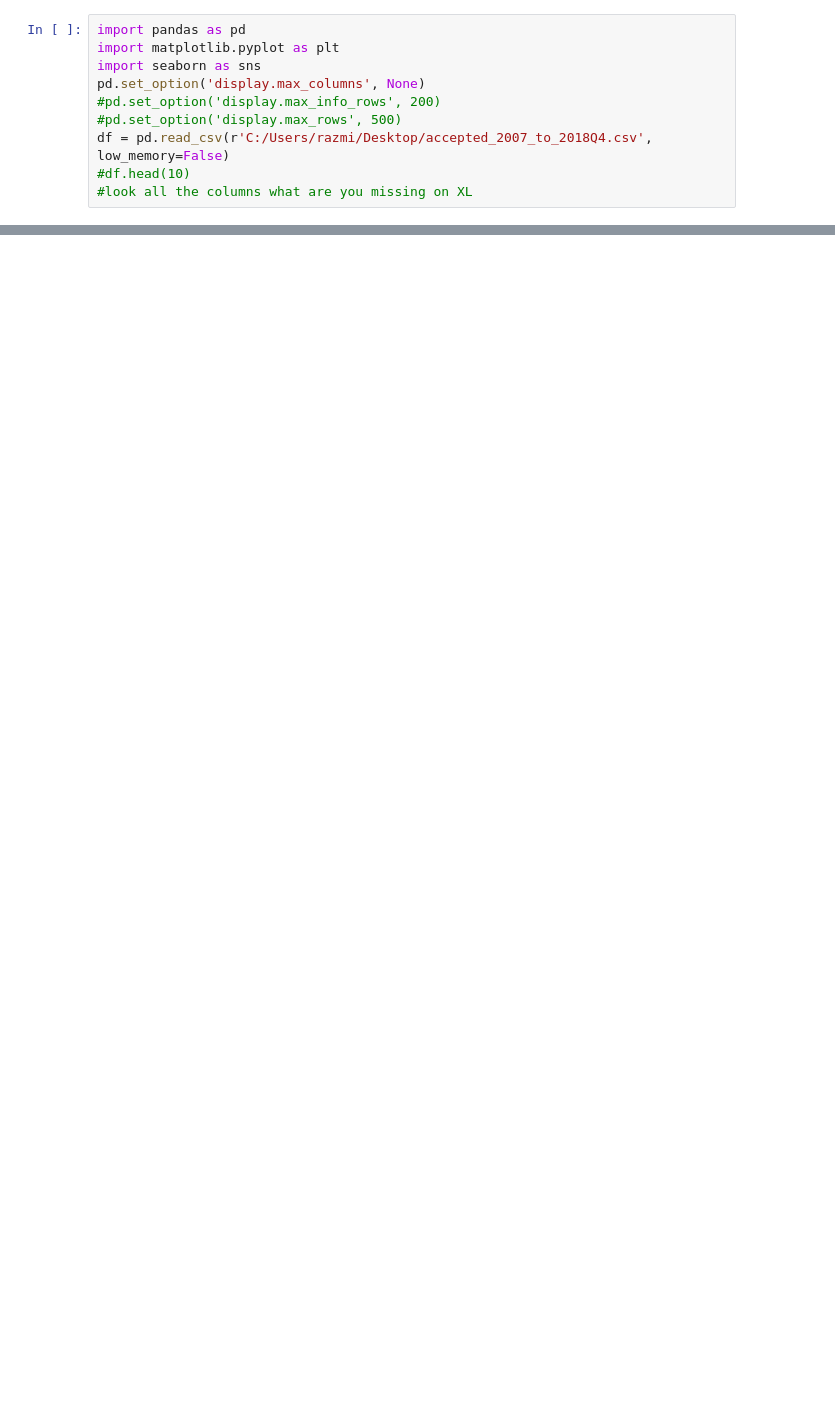
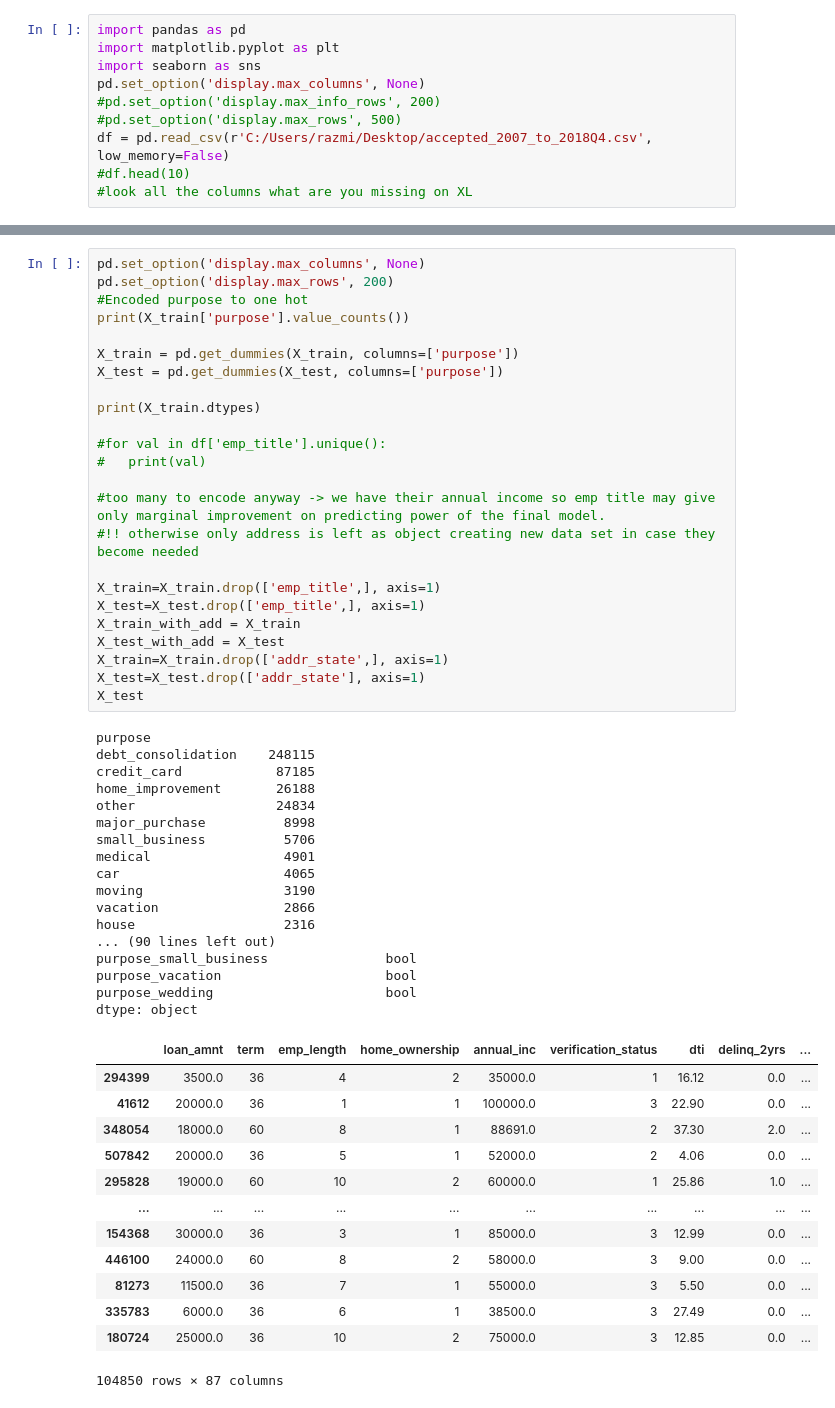
Before and after one commit to KonstantinosPapaandrea/EPL448TeamProject, a Jupyter notebook: CreaditScoreML.ipynb, the cells around one changed output, grey strips where cells are left out. Drawn from its saved outputs; the diff is of its cells as text; blank space fills up the shorter version.

```diff
--- a/CreaditScoreML.ipynb
+++ b/CreaditScoreML.ipynb
@@ -189,0 +326,55 @@ Name: count, dtype: int64
+# %%
+pd.set_option('display.max_columns', None)
+pd.set_option('display.max_rows', 200)
+#Encoded purpose to one hot
+print(X_train['purpose'].value_counts())
+
+X_train = pd.get_dummies(X_train, columns=['purpose'])
+X_test = pd.get_dummies(X_test, columns=['purpose'])
+
+print(X_train.dtypes)
+
+#for val in df['emp_title'].unique():
+#   print(val)
+
+#too many to encode anyway -> we have their annual income so emp title may give only marginal improvement on predicting power of the final model.
+#!! otherwise only address is left as object creating new data set in case they become needed
+
+X_train=X_train.drop(['emp_title',], axis=1)
+X_test=X_test.drop(['emp_title',], axis=1)
+X_train_with_add = X_train
+X_test_with_add = X_test
+X_train=X_train.drop(['addr_state',], axis=1)
+X_test=X_test.drop(['addr_state'], axis=1)
+X_test
+# %% [output]
+purpose
+debt_consolidation    248115
+credit_card            87185
+home_improvement       26188
+other                  24834
+major_purchase          8998
+small_business          5706
+medical                 4901
+car                     4065
+moving                  3190
+vacation                2866
+house                   2316
+... (90 lines left out)
+purpose_small_business               bool
+purpose_vacation                     bool
+purpose_wedding                      bool
+dtype: object
+|  | loan_amnt | term | emp_length | home_ownership | annual_inc | verification_status | dti | delinq_2yrs | ... |
+| 294399 | 3500.0 | 36 | 4 | 2 | 35000.0 | 1 | 16.12 | 0.0 | ... |
+| 41612 | 20000.0 | 36 | 1 | 1 | 100000.0 | 3 | 22.90 | 0.0 | ... |
+| 348054 | 18000.0 | 60 | 8 | 1 | 88691.0 | 2 | 37.30 | 2.0 | ... |
+| 507842 | 20000.0 | 36 | 5 | 1 | 52000.0 | 2 | 4.06 | 0.0 | ... |
+| 295828 | 19000.0 | 60 | 10 | 2 | 60000.0 | 1 | 25.86 | 1.0 | ... |
+| ... | ... | ... | ... | ... | ... | ... | ... | ... | ... |
+| 154368 | 30000.0 | 36 | 3 | 1 | 85000.0 | 3 | 12.99 | 0.0 | ... |
+| 446100 | 24000.0 | 60 | 8 | 2 | 58000.0 | 3 | 9.00 | 0.0 | ... |
+| 81273 | 11500.0 | 36 | 7 | 1 | 55000.0 | 3 | 5.50 | 0.0 | ... |
+| 335783 | 6000.0 | 36 | 6 | 1 | 38500.0 | 3 | 27.49 | 0.0 | ... |
+| 180724 | 25000.0 | 36 | 10 | 2 | 75000.0 | 3 | 12.85 | 0.0 | ... |
+104850 rows × 87 columns
```
Also changed, not shown: parts of 18 cells of this notebook.
